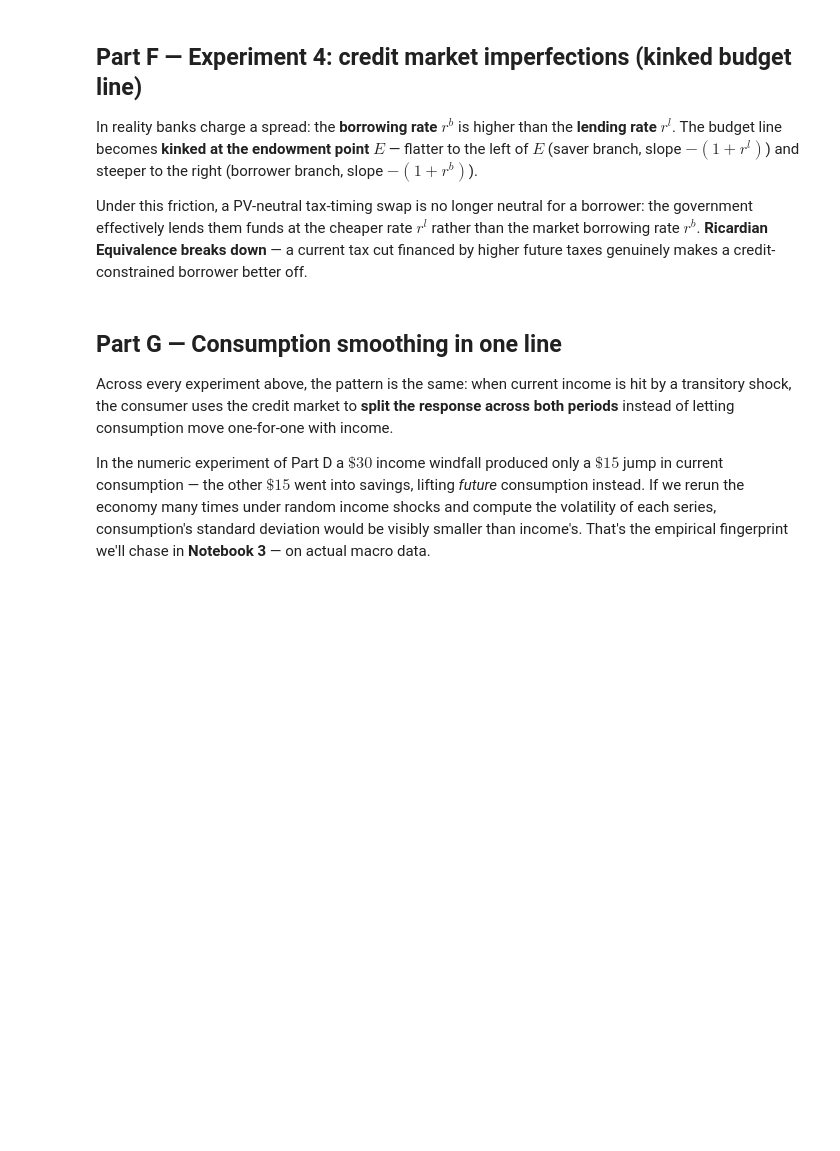
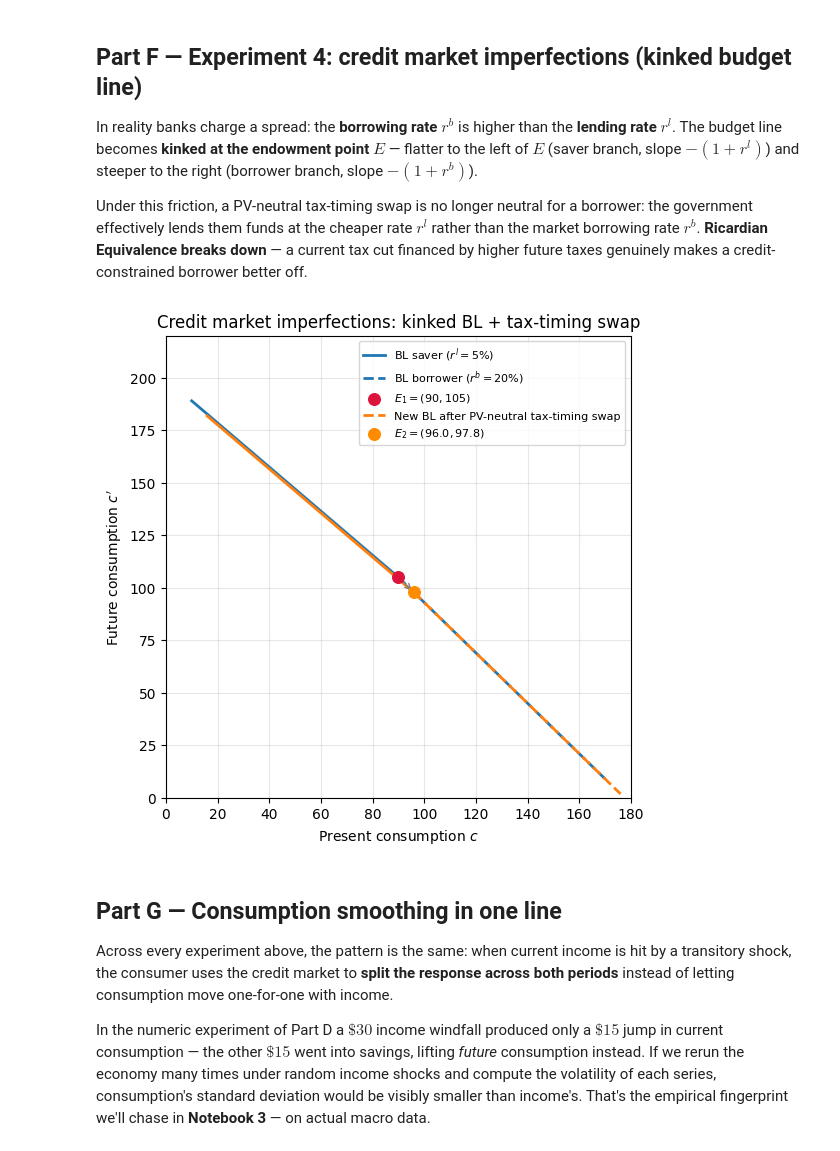
Before and after one commit to Brainologist/Python-For-Economic-Analysis, a Jupyter notebook: Notebooks/2_theory_with_python.ipynb, the cells around one changed output. Drawn from its saved outputs; the diff is of its cells as text; code cells hidden in the pictures; blank space fills up the shorter version.

```diff
--- a/Notebooks/2_theory_with_python.ipynb
+++ b/Notebooks/2_theory_with_python.ipynb
@@ -246,36 +268,41 @@ def kinked_budget(E, rl, rb, span=80):
     c_borrow = np.linspace(E[0], E[0] + span, 100)
     cp_borrow = E[1] - (1 + rb) * (c_borrow - E[0])
     return c_lend, cp_lend, c_borrow, cp_borrow
 
 y, yp = 100, 120
 t_orig, t_cut = 10, 4
 rl, rb = 0.05, 0.20                       # big spread for visibility
 dt = t_orig - t_cut                       # size of the tax cut
 tp_orig = 15
 tp_new  = tp_orig + (1 + rb) * dt         # PV-balanced hike at the borrower's rate
 
 E_orig = (y - t_orig, yp - tp_orig)
 E_new  = (y - t_cut,  yp - tp_new)
 
 fig, ax = plt.subplots()
 cL, cpL, cB, cpB = kinked_budget(E_orig, rl, rb)
-ax.plot(cL, cpL, lw=2, color='#1f77b4', label=f'BL saver ($r^l={rl:.0%}$)')
-ax.plot(cB, cpB, lw=2, color='#1f77b4', ls='--', label=f'BL borrower ($r^b={rb:.0%}$)')
+
+# Fixed: multiply by 100 and escape % using rf'...'
+ax.plot(cL, cpL, lw=2, color='#1f77b4', label=rf'BL saver ($r^l={rl*100:.0f}\%$)')
+ax.plot(cB, cpB, lw=2, color='#1f77b4', ls='--', label=rf'BL borrower ($r^b={rb*100:.0f}\%$)')
+
 ax.scatter(*E_orig, s=70, color='crimson', zorder=5, label=f'$E_1 = {E_orig}$')
 
 cL2, cpL2, cB2, cpB2 = kinked_budget(E_new, rl, rb)
 ax.plot(cL2, cpL2, lw=2, color='#ff7f0e')
 ax.plot(cB2, cpB2, lw=2, color='#ff7f0e', ls='--',
         label='New BL after PV-neutral tax-timing swap')
 ax.scatter(*E_new, s=70, color='darkorange', zorder=5,
            label=f'$E_2 = ({E_new[0]:.1f}, {E_new[1]:.1f})$')
 ax.annotate('', xy=E_new, xytext=E_orig,
             arrowprops=dict(arrowstyle='->', color='gray'))
 ax.set_xlim(0, 180); ax.set_ylim(0, 220)
-ax.set_xlabel('Present consumption $c$'); ax.set_ylabel('Future consumption $c\'$')
+ax.set_xlabel('Present consumption $c$'); ax.set_ylabel("Future consumption $c'$")
 ax.set_title('Credit market imperfections: kinked BL + tax-timing swap')
 ax.legend(fontsize=8)
 plt.show()
+# %% [output]
+[figure, added]
 # %% [markdown]
 ## Part G — Consumption smoothing in one line
 
```
Also changed, not shown: parts of 6 cells of this notebook, 1 other file.
